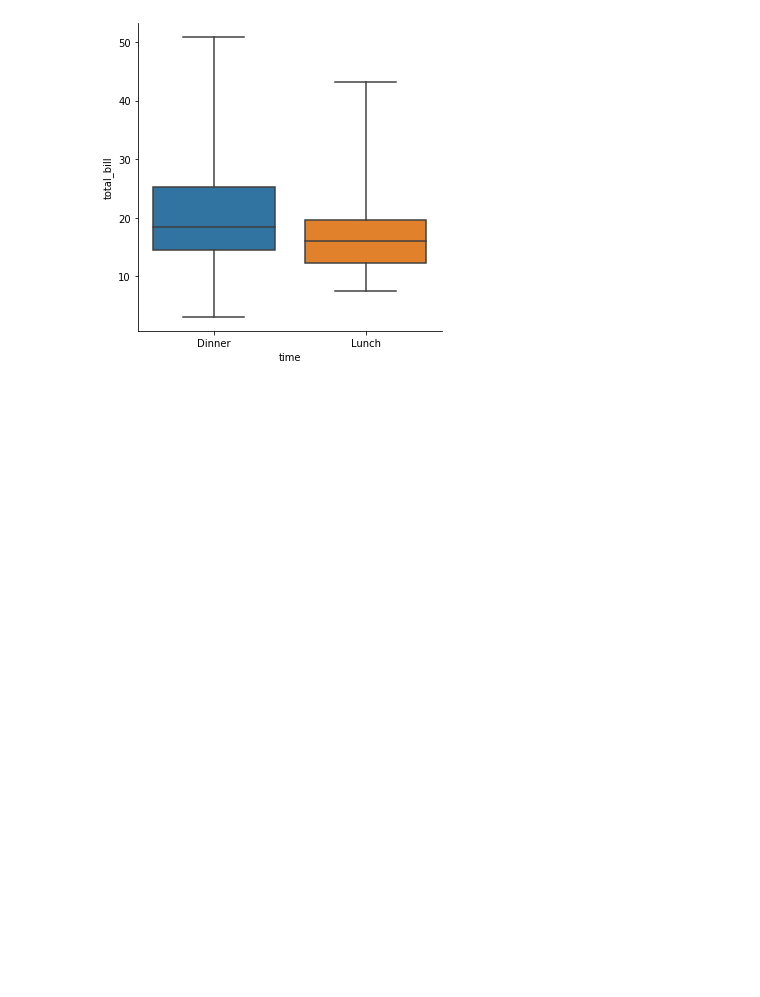
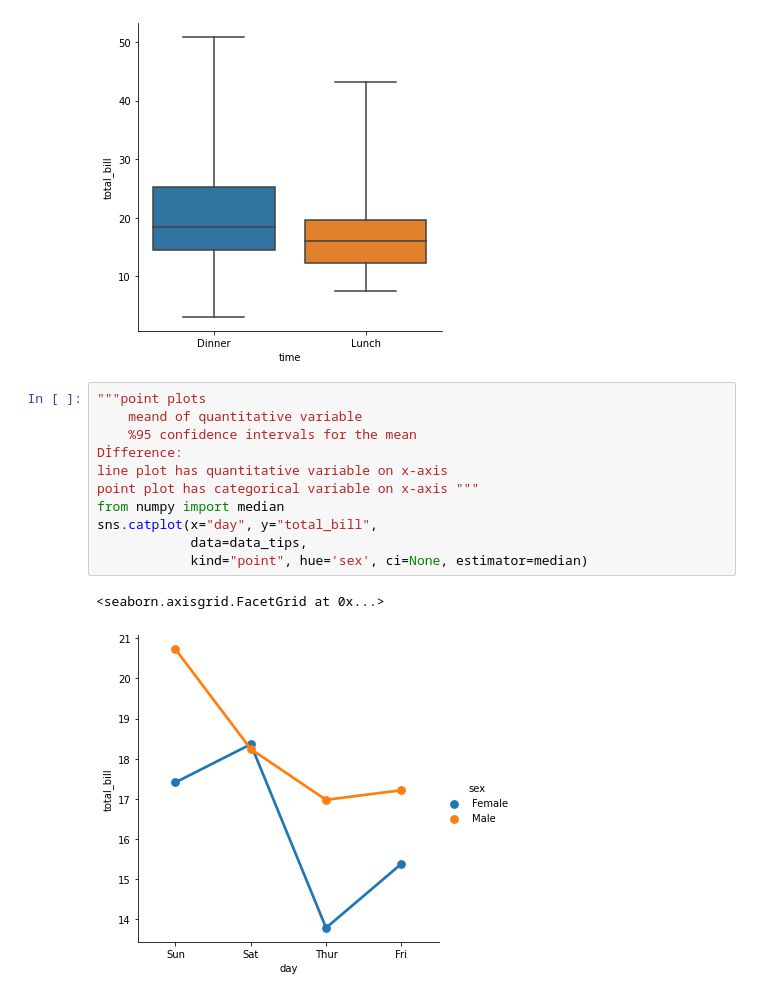
Before and after one commit to tubademir23/ML_Python101, a Jupyter notebook: datacamp/MergingDataFramesWithPandas.ipynb, the cells around one changed output. Drawn from its saved outputs; the diff is of its cells as text; blank space fills up the shorter version.

```diff
--- a/datacamp/MergingDataFramesWithPandas.ipynb
+++ b/datacamp/MergingDataFramesWithPandas.ipynb
@@ -318,3 +319,17 @@ g=sns.catplot(x='time', y='total_bill', data=data_tips,kind='box',order=['Dinner
 # # whis=[0, 100]
 # %% [output]
 [figure]
+# %%
+"""point plots
+    meand of quantitative variable
+    %95 confidence intervals for the mean
+Dİfference:
+line plot has quantitative variable on x-axis
+point plot has categorical variable on x-axis """
+from numpy import median
+sns.catplot(x="day", y="total_bill",
+			data=data_tips,
+            kind="point", hue='sex', ci=None, estimator=median)
+# %% [output]
+<seaborn.axisgrid.FacetGrid at 0x...>
+[figure, added]
```
Also changed, not shown: parts of 2 cells of this notebook.
